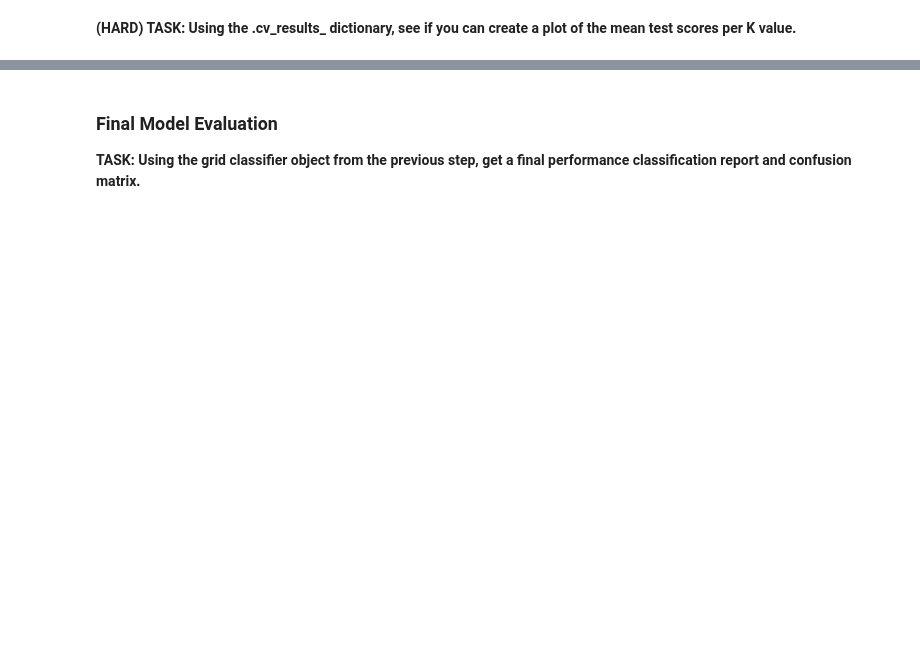
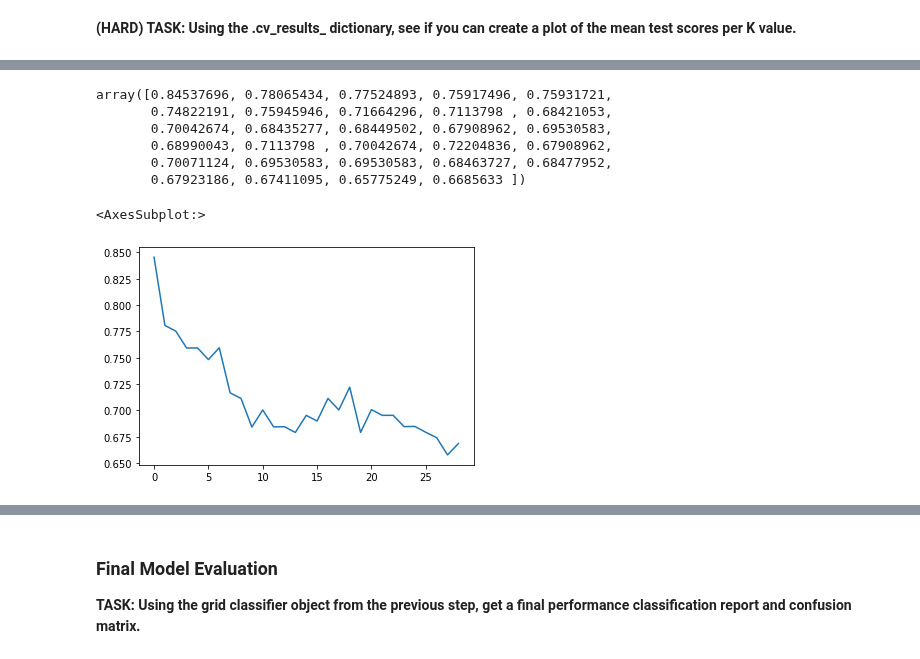
Before and after one commit to Denisse-AB/machine-learning, a Jupyter notebook: KNN-Exercise.ipynb, the cells around one changed output, grey strips where cells are left out. Cells and saved outputs as stored; diff of their text form; code cells hidden in the pictures; blank space fills up the shorter version.

```diff
--- a/KNN-Exercise.ipynb
+++ b/KNN-Exercise.ipynb
@@ -97,0 +121,8 @@ Our approach here will be one of using Cross Validation on 90% of the dataset, a
+# %%
+k_values = list(range(1,30))
+# %%
+param_grid = {'knn__n_neighbors': k_values}
+# %%
+full_cv_classifier = GridSearchCV(pipe,param_grid,cv=5,scoring='accuracy')
+# %%
+full_cv_classifier.fit(X_train,y_train)
@@ -142,0 +176,16 @@ Text(0, 0.5, 'Accuracy')
+# %%
+mean_test = full_cv_classifier.cv_results_['mean_test_score']
+mean_test
+# %% [output]
+array([0.84537696, 0.78065434, 0.77524893, 0.75917496, 0.75931721,
+       0.74822191, 0.75945946, 0.71664296, 0.7113798 , 0.68421053,
+       0.70042674, 0.68435277, 0.68449502, 0.67908962, 0.69530583,
+       0.68990043, 0.7113798 , 0.70042674, 0.72204836, 0.67908962,
+       0.70071124, 0.69530583, 0.69530583, 0.68463727, 0.68477952,
+       0.67923186, 0.67411095, 0.65775249, 0.6685633 ])
+# %%
+# create dataframe
+pd.DataFrame(full_cv_classifier.cv_results_)['mean_test_score'].plot()
+# %% [output]
+<AxesSubplot:>
+[figure, added]
```
Also changed, not shown: parts of 32 cells of this notebook.
